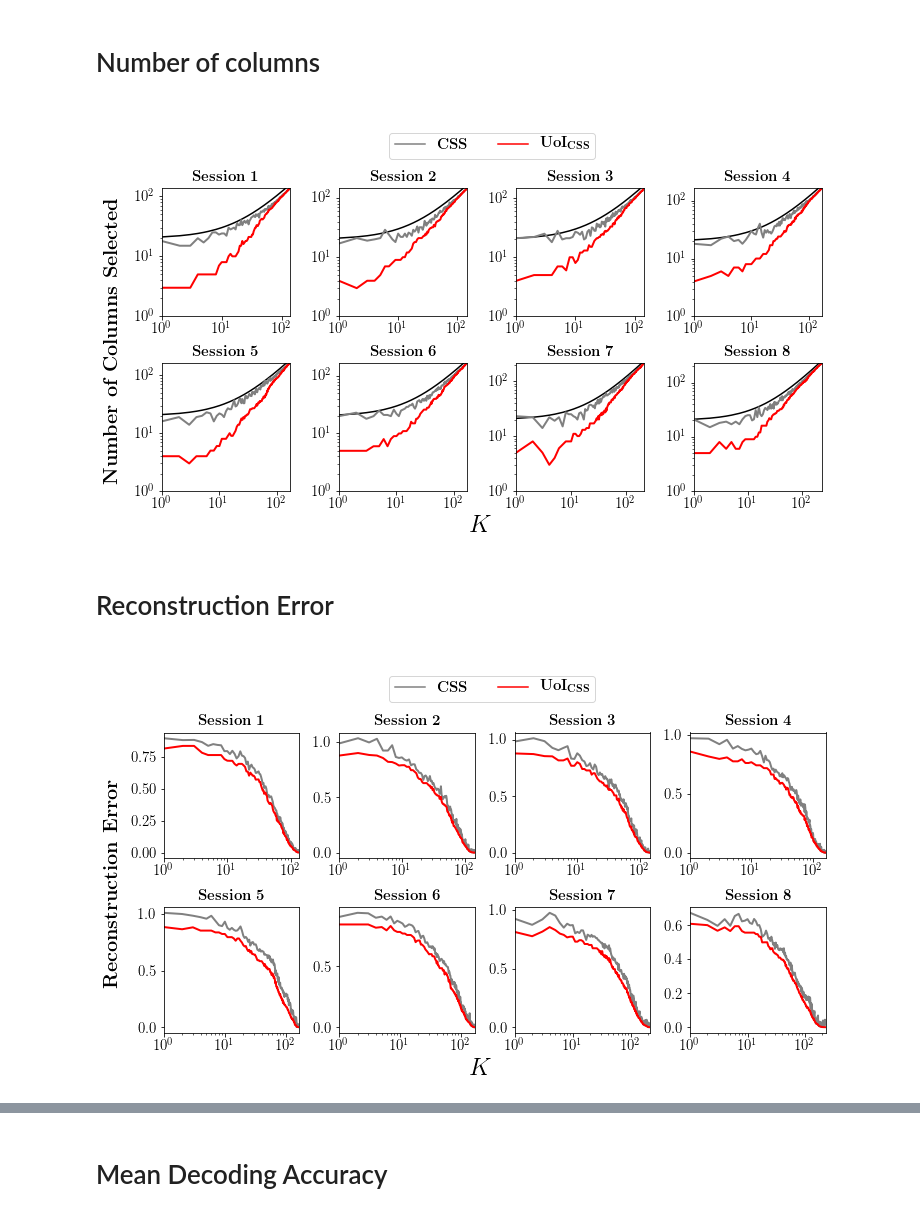
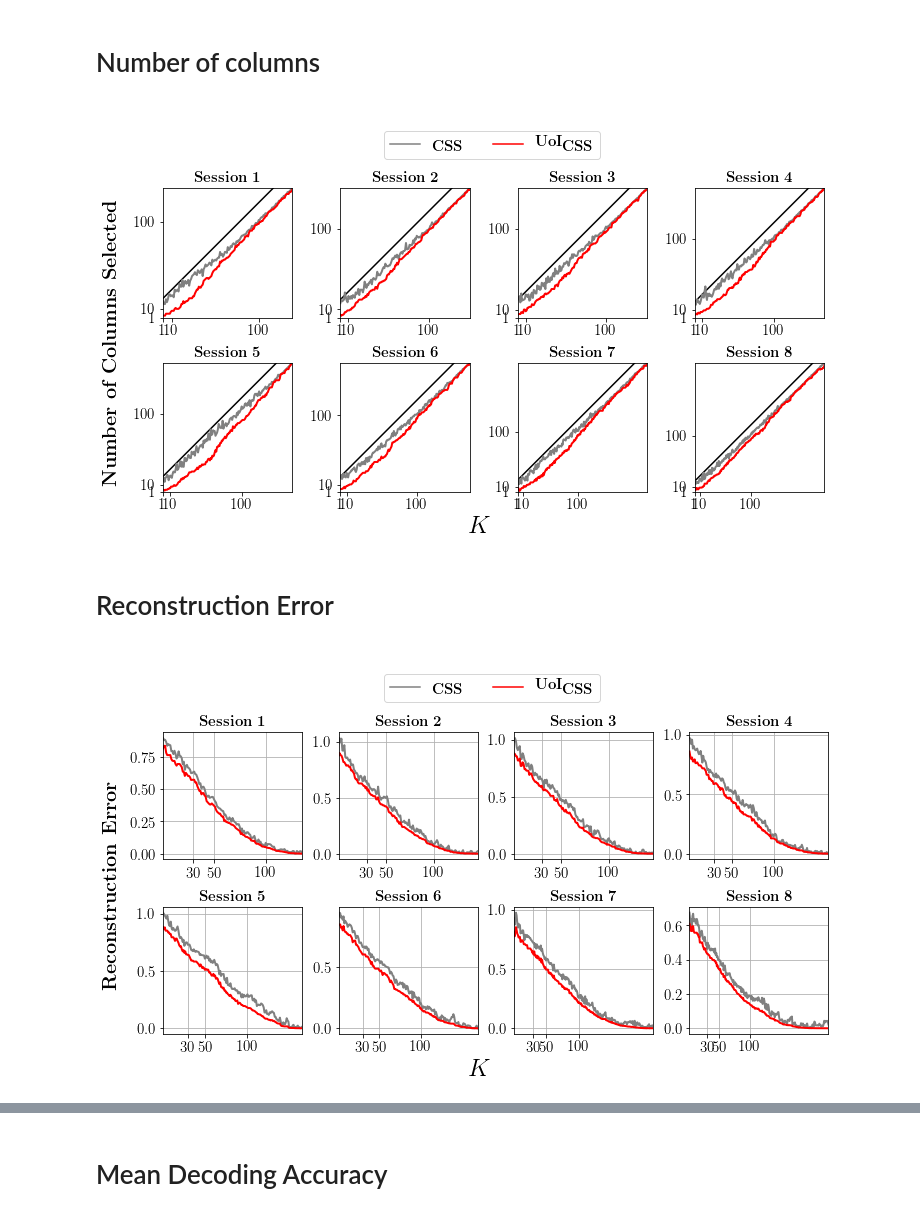
Before and after one commit to pssachdeva/uoi_neuroscience, a Jupyter notebook: cur/plot_cur_no_kalman.ipynb, the cells around one changed output, grey strips where cells are left out. Drawn from its saved outputs; the diff is of its cells as text; code cells hidden in the pictures.

```diff
--- a/cur/plot_cur_no_kalman.ipynb
+++ b/cur/plot_cur_no_kalman.ipynb
@@ -6,5 +6,6 @@ import os
 
 %matplotlib inline
 # %%
-results_path = os.path.join(os.environ['HOME'], 'fits/uoineuro/cur/'
+results_path = os.path.join(os.environ['HOME'],
+                            'fits/uoineuro/cur/cur.h5')
 # %%
@@ -39,8 +39,8 @@ for idx, monkey in enumerate(monkeys):
     ax.plot(x, n_columns_uoi, color='red', linewidth=2)
     ax.set_xlim([1, x.size])
     ax.set_ylim([1, x.size])
-    ax.set_xscale('log')
-    ax.set_yscale('log')
+    #ax.set_xscale('log')
+    #ax.set_yscale('log')
     ax.set_aspect('equal')
     ax.set_xticks([1, 10, 100])
     ax.set_yticks([1, 10, 100])
@@ -70,9 +70,9 @@ fig.legend(
     prop={'size': 15}
 )
 plt.tight_layout()
-plt.savefig('css_nhp_n_columns.pdf', bbox_inches='tight')
+#plt.savefig('css_nhp_n_columns.pdf', bbox_inches='tight')
 # %% [output]
-[figure, old version]
+[figure, new version]
 # %% [markdown]
 # Reconstruction Error
 # %%
@@ -86,38 +86,39 @@ for idx, monkey in enumerate(monkeys):
     x = np.arange(1, reconstruction_cur.size + 1)
     ax.plot(x, reconstruction_cur, color='gray', linewidth=2)
     ax.plot(x, reconstruction_uoi, color='red', linewidth=2)
-    ax.set_xscale('log')
+    #ax.set_xscale('log')
     ax.set_xlim([1, x.size])
-    ax.set_xticks([1, 10, 100])
+    ax.set_xticks([30, 50, 100])
     ax.tick_params(labelsize=15)
+    ax.grid('on')
     ax.set_title(r'\textbf{Session %s}' %str(idx+1), fontsize=15)
 
 fig.text(
     x=0.5, y=-0.01, s=r'$K$', fontsize=25,
     horizontalalignment='center',
     verticalalignment='center'
 )
 
 fig.text(
     x=-0.01, y=0.5, s=r'\textbf{Reconstruction Error}', fontsize=20,
     horizontalalignment='center',
     verticalalignment='center',
     rotation=90
 )
 
 ax.plot([], [], color='gray', label=r'\textbf{CSS}')
 ax.plot([], [], color='r', label=r'\textbf{UoI}$_{\textbf{CSS}}$')
 
 fig.legend(
     loc='lower center',
     ncol=2,
     bbox_to_anchor=(0.55, 1.05),
     prop={'size': 15}
 )
 plt.tight_layout()
-plt.savefig('css_nhp_reconstruction_err.pdf', bbox_inches='tight')
+#plt.savefig('css_nhp_reconstruction_err.pdf', bbox_inches='tight')
 # %% [output]
-[figure, old version]
+[figure, new version]
 # %%
 subset = 100
 reconstruction_uois = np.zeros((n_monkeys, subset))
```
Also changed, not shown: parts of 4 cells of this notebook, 7 other files.
